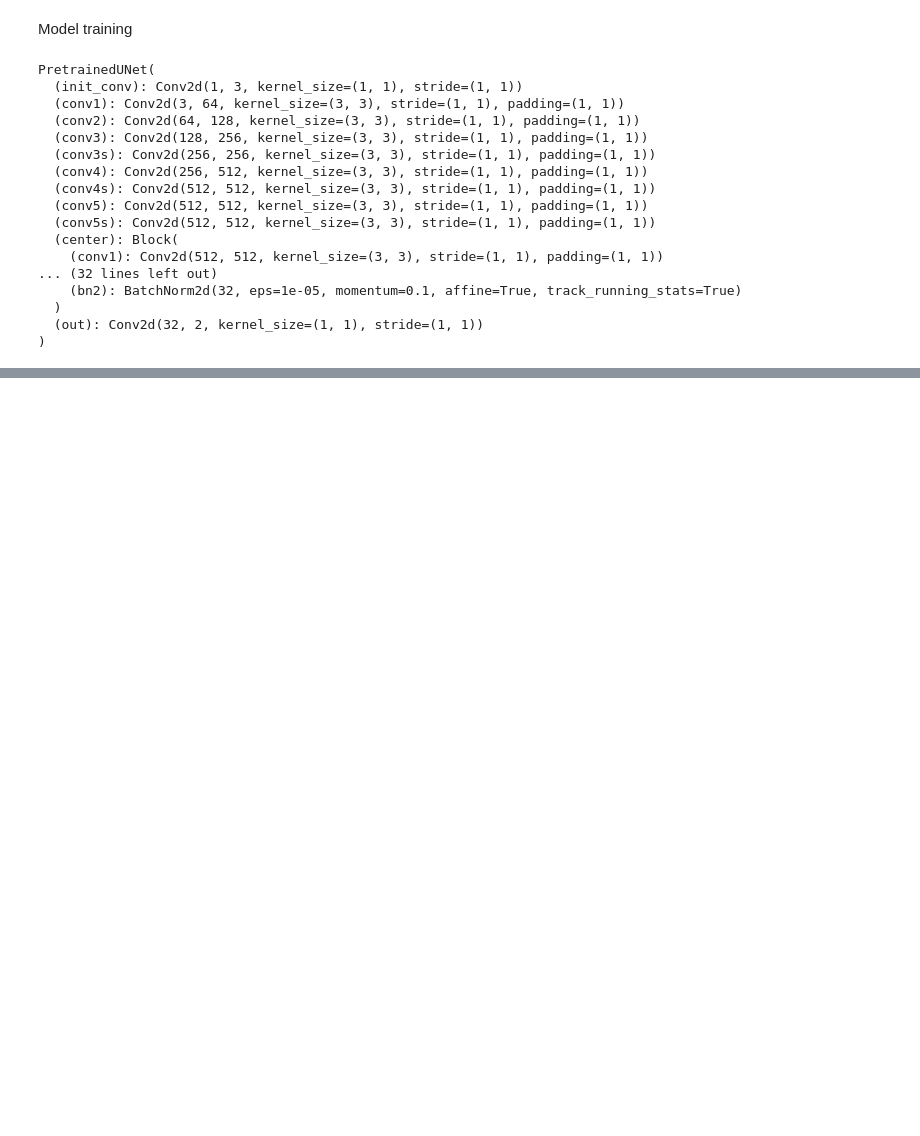
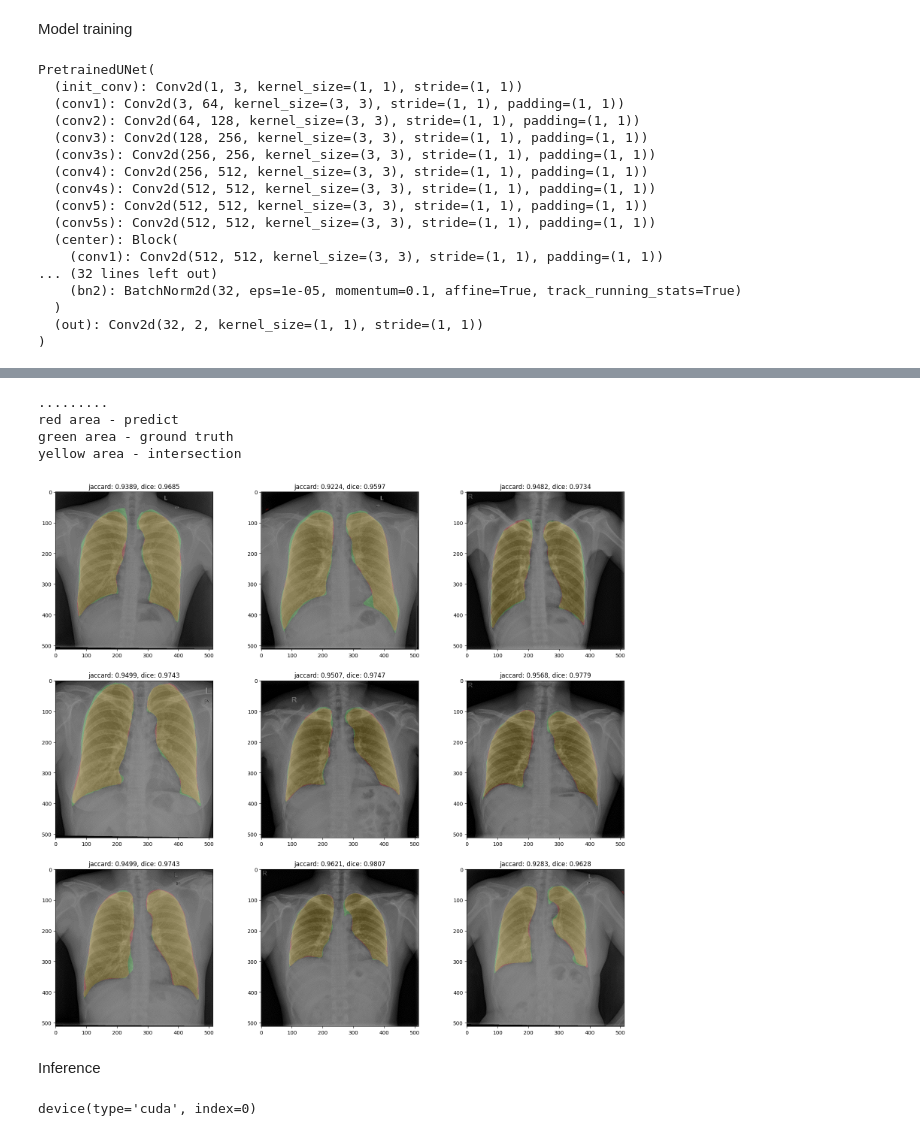
Before and after one commit to sponge824/-, a Jupyter notebook: Untitled1.ipynb, the cells around one changed output, grey strips where cells are left out. Drawn from its saved outputs; the diff is of its cells as text; code cells hidden in the pictures; blank space fills up the shorter version.

```diff
--- a/Untitled1.ipynb
+++ b/Untitled1.ipynb
@@ -282,0 +319,5 @@ val loss: 0.12797198024853854, val jaccard: 0.9206469503926559, val dice: 0.9575
+# %%
+model_name = "unet-6v.pt"
+unet.load_state_dict(torch.load(models_folder / model_name, map_location=torch.device("cpu")))
+unet.to(device)
+unet.eval();
@@ -282,0 +360,46 @@ val loss: 0.12797198024853854, val jaccard: 0.9206469503926559, val dice: 0.9575
+# %%
+num_samples = 9
+phase = "test"
+
+subset = torch.utils.data.Subset(
+    datasets[phase],
+    np.random.randint(0, len(datasets[phase]), num_samples)
+)
+random_samples_loader = torch.utils.data.DataLoader(subset, batch_size=1)
+plt.figure(figsize=(20, 25))
+
+for idx, (origin, mask) in enumerate(random_samples_loader):
+    plt.subplot((num_samples // 3) + 1, 3, idx+1)
+
+    origin = origin.to(device)
+    mask = mask.to(device)
+
+    with torch.no_grad():
+        out = unet(origin)
+        softmax = torch.nn.functional.log_softmax(out, dim=1)
+        out = torch.argmax(softmax, dim=1)
+
+        jaccard_score = jaccard(mask.float(), out.float()).item()
+        dice_score = dice(mask.float(), out.float()).item()
+
+        origin = origin[0].to("cpu")
+        out = out[0].to("cpu")
+        mask = mask[0].to("cpu")
+
+        plt.imshow(np.array(blend(origin, mask, out)))
+        plt.title(f"jaccard: {jaccard_score:.4f}, dice: {dice_score:.4f}")
+        print(".", end="")
+
+plt.savefig(images_folder / "obtained-results.png", bbox_inches='tight')
+print()
+print("red area - predict")
+print("green area - ground truth")
+print("yellow area - intersection")
+# %% [output]
+.........
+red area - predict
+green area - ground truth
+yellow area - intersection
+[figure, added]
+# %% [markdown]
+Inference
@@ -282,0 +418,4 @@ val loss: 0.12797198024853854, val jaccard: 0.9206469503926559, val dice: 0.9575
+# %%
+device
+# %% [output]
+device(type='cuda', index=0)
```
Also changed, not shown: parts of 20 cells of this notebook.
